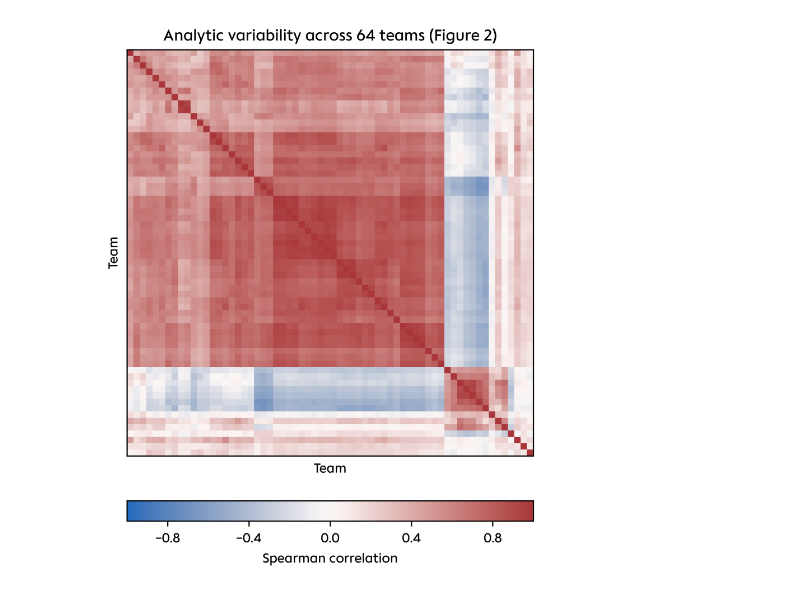
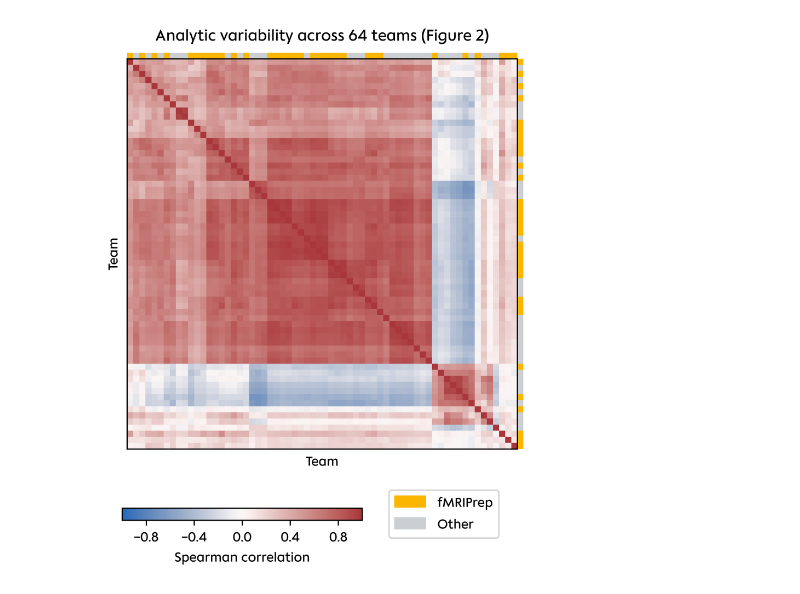
Before and after one commit to HALFpipe/EinsteinECRAwardFinals, a Jupyter notebook: images/botvinik-nezer-2020/figure.ipynb, the cells around one changed output. Cells and saved outputs as stored; diff of their text form; code cells hidden in the pictures.

Commit message:
Add fmriprep

```diff
--- a/images/botvinik-nezer-2020/figure.ipynb
+++ b/images/botvinik-nezer-2020/figure.ipynb
@@ -14,6 +29,8 @@ array = (
 import numpy as np
 import seaborn as sns
 from matplotlib import pyplot as plt
+from matplotlib.colors import ListedColormap
+from matplotlib.patches import Patch
 
 font_family = "Charité Text Office"
 plt.rcParams.update(
@@ -32,31 +49,74 @@ plt.rcParams.update(
 figure, axes = plt.subplots(
     nrows=1,
     ncols=1,
     figsize=(4, 5),
     dpi=600,
     constrained_layout=True,
 )
 
 image = axes.imshow(array, cmap="vlag", vmin=-1, vmax=1, interpolation="nearest")
 
 axes.set_xticks([])
 axes.set_yticks([])
 
+MANGO = "#fab600"
+PRIME_LGREY = "#cbcfd2"
+strip_cmap = ListedColormap([PRIME_LGREY, MANGO])
+
+# strips in axes-fraction coordinates: [x0, y0, width, height]
+top = axes.inset_axes((0, 1.00, 1, 0.015), zorder=2)
+right = axes.inset_axes((1.00, 0, 0.015, 1), zorder=2)
+top.imshow(
+    used_fmriprep[np.newaxis, :],
+    cmap=strip_cmap,
+    vmin=0,
+    vmax=1,
+    aspect="auto",
+    interpolation="nearest",
+)
+right.imshow(
+    used_fmriprep[:, np.newaxis],
+    cmap=strip_cmap,
+    vmin=0,
+    vmax=1,
+    aspect="auto",
+    interpolation="nearest",
+)
+for strip in (top, right):
+    strip.set_xticks([])
+    strip.set_yticks([])
+    for spine in strip.spines.values():
+        spine.set_visible(False)
+
 axes.set_xlabel("Team")
 axes.set_ylabel("Team")
 
 axes.set_title(
     "Analytic variability across 64 teams (Figure 2)",
+    pad=12,
 )
 
 colorbar = figure.colorbar(
     image,
+    ax=axes,
     location="bottom",
     label="Spearman correlation",
+    shrink=0.6,  # leave room on the right for the legend
+    anchor=(0.0, 0.5),  # align colorbar to the left
 )
 colorbar.set_ticks([-0.8, -0.4, 0.0, 0.4, 0.8])
 
+colorbar.ax.legend(
+    handles=[
+        Patch(color=MANGO, label="fMRIPrep"),
+        Patch(color=PRIME_LGREY, label="Other"),
+    ],
+    # ncols=2,
+    loc="center left",
+    bbox_to_anchor=(1.08, 0.5),  # just right of the colorbar
+    frameon=True,
+)
 
 figure.savefig("actual.svg", bbox_inches="tight", pad_inches=0, transparent=True)
 # %% [output]
-[figure, old version]
+[figure, new version]
```
Also changed, not shown: parts of 1 cell of this notebook, 2 other files.
